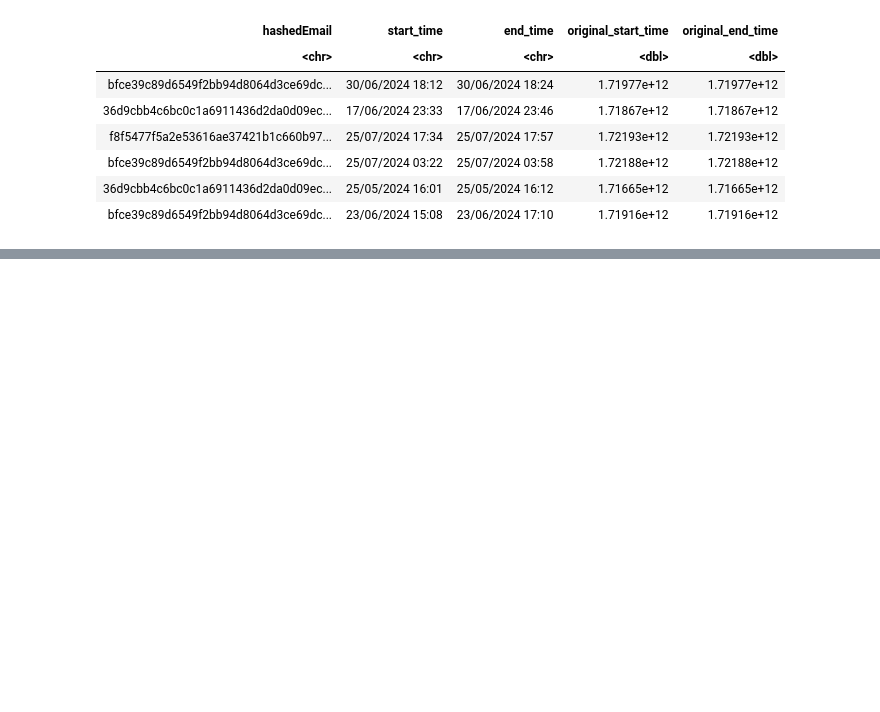
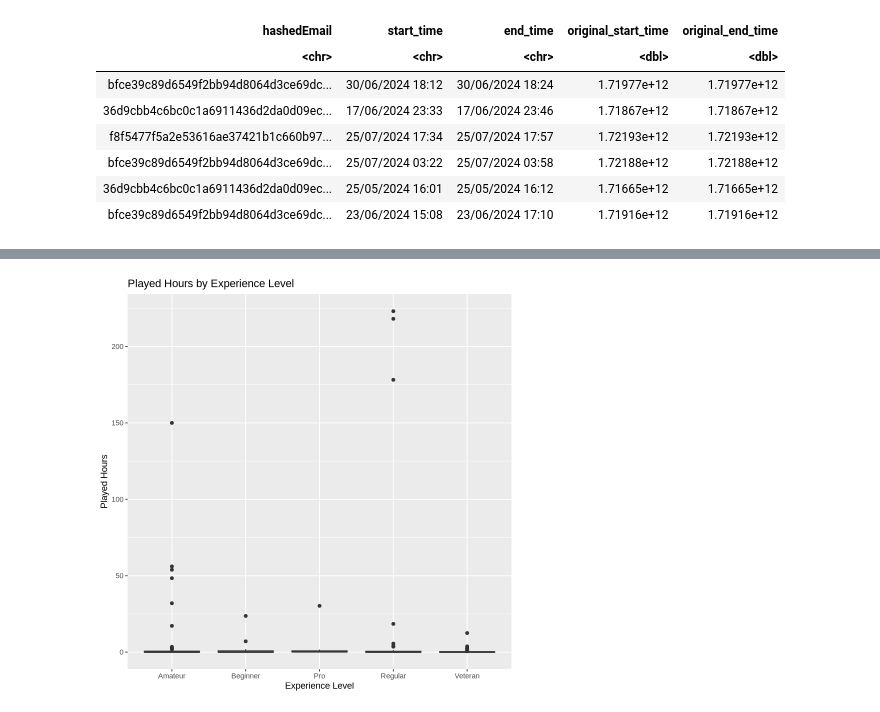
Before and after one commit to woaichijiangxiangbing/dsci100-individualPlan, a Jupyter notebook: planning_report.ipynb, the cells around one changed output, grey strips where cells are left out. Drawn from its saved outputs; the diff is of its cells as text; code cells hidden in the pictures; blank space fills up the shorter version.

```diff
--- a/planning_report.ipynb
+++ b/planning_report.ipynb
@@ -248,0 +276,10 @@ A tibble: 6 × 5
+# %%
+ggplot(players, aes(x = experience, y = played_hours)) +
+  geom_boxplot() +
+  labs(
+    title = "Played Hours by Experience Level",
+    x = "Experience Level",
+    y = "Played Hours"
+  )
+# %% [output]
+[figure, added]
```
Also changed, not shown: parts of 4 cells of this notebook.
